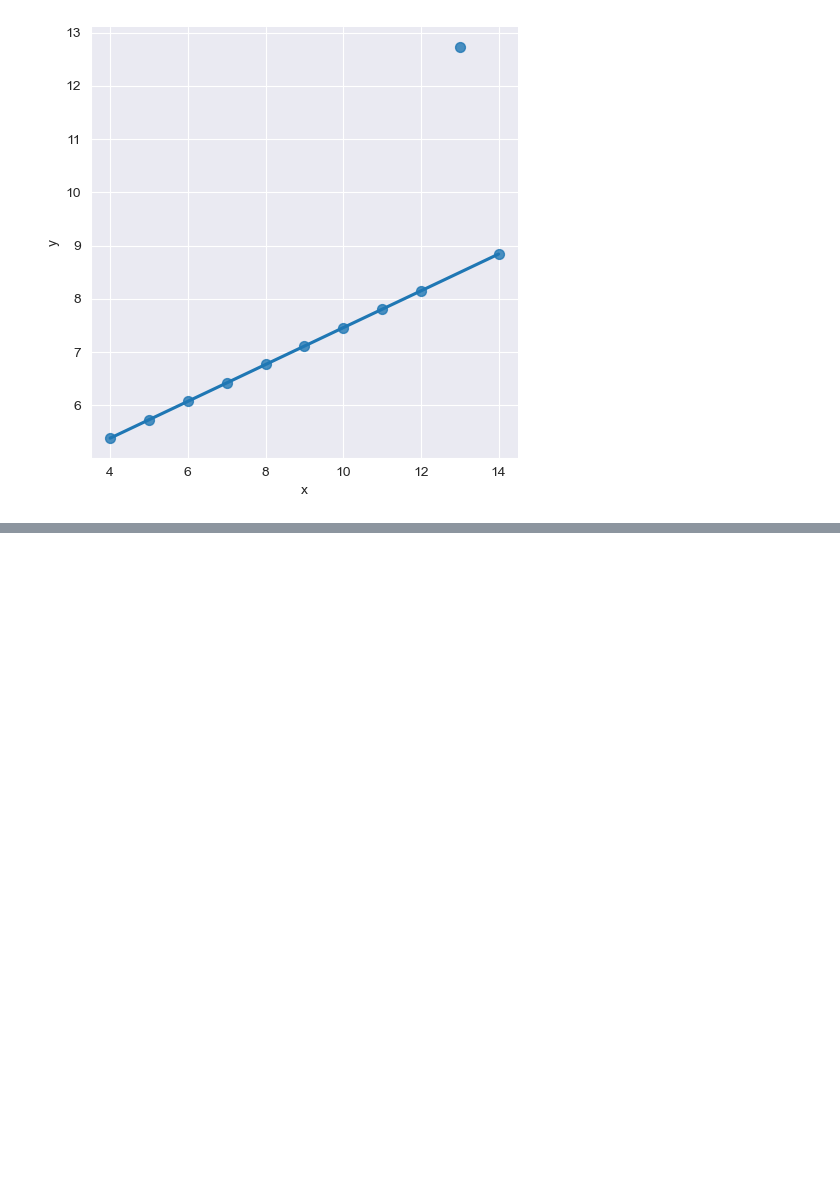
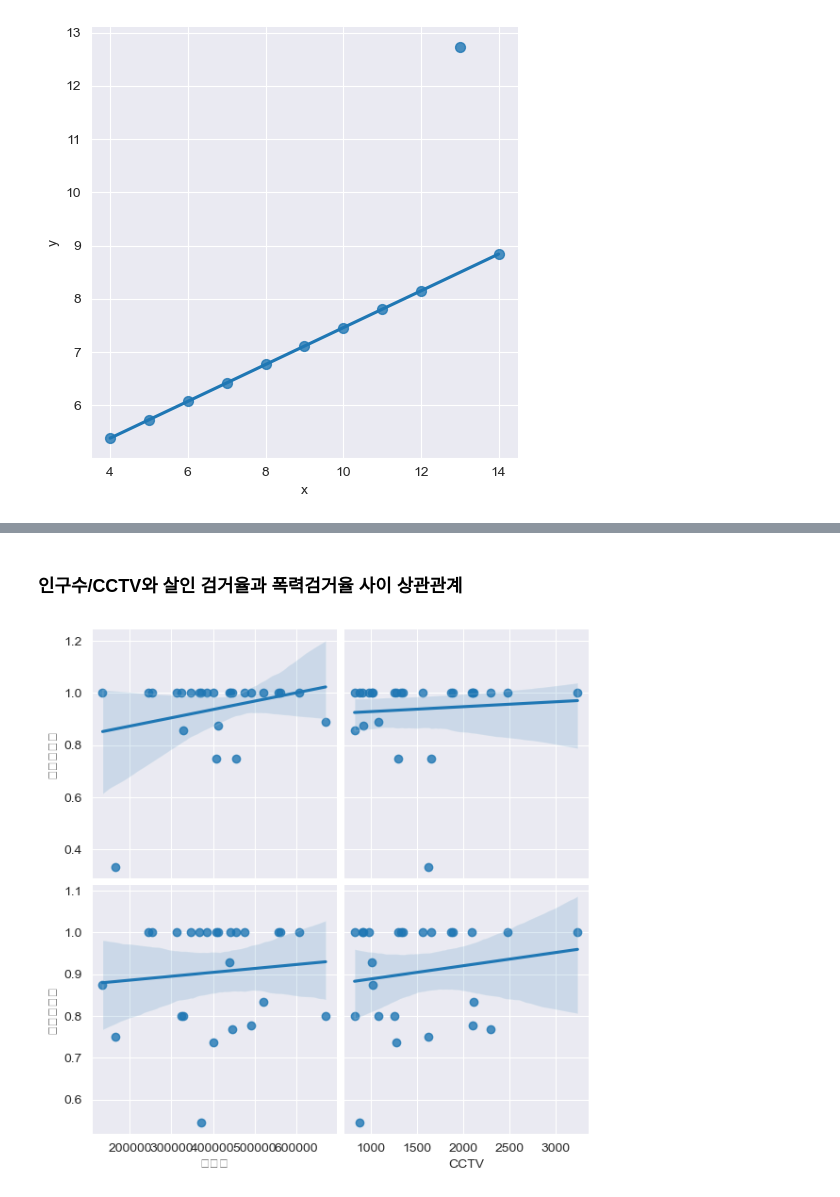
Before and after one commit to instar94/ml_tutorial, a Jupyter notebook: 04.EDA/ds_study/code/02.Seoul_Crime/02.Seoul_Crime.ipynb, the cells around one changed output, grey strips where cells are left out. Drawn from its saved outputs; the diff is of its cells as text; code cells hidden in the pictures; blank space fills up the shorter version.

```diff
--- a/04.EDA/ds_study/code/02.Seoul_Crime/02.Seoul_Crime.ipynb
+++ b/04.EDA/ds_study/code/02.Seoul_Crime/02.Seoul_Crime.ipynb
@@ -1148,0 +1186,16 @@ plt.show()
+# %% [markdown]
+### 인구수/CCTV와 살인 검거율과 폭력검거율 사이 상관관계
+# %%
+def drawGraph():
+    sns.pairplot(
+        data=crime_anal_norm,
+        x_vars=["인구수","CCTV"],
+        y_vars=["살인검거율","강도검거율"],
+        kind="reg",
+        height=3
+    )
+    plt.show()
+
+drawGraph()
+# %% [output]
+[figure, added]
```
Also changed, not shown: parts of 64 cells of this notebook, 2 other files.
